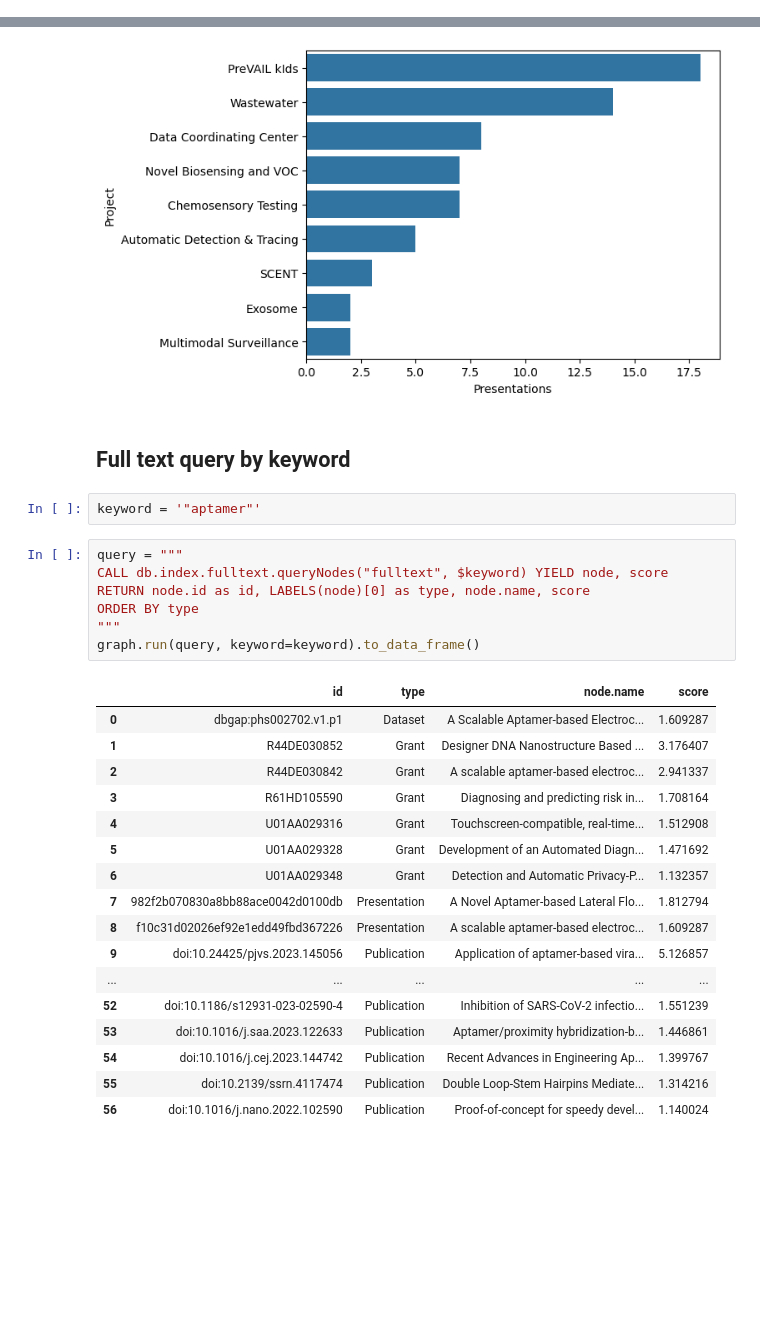
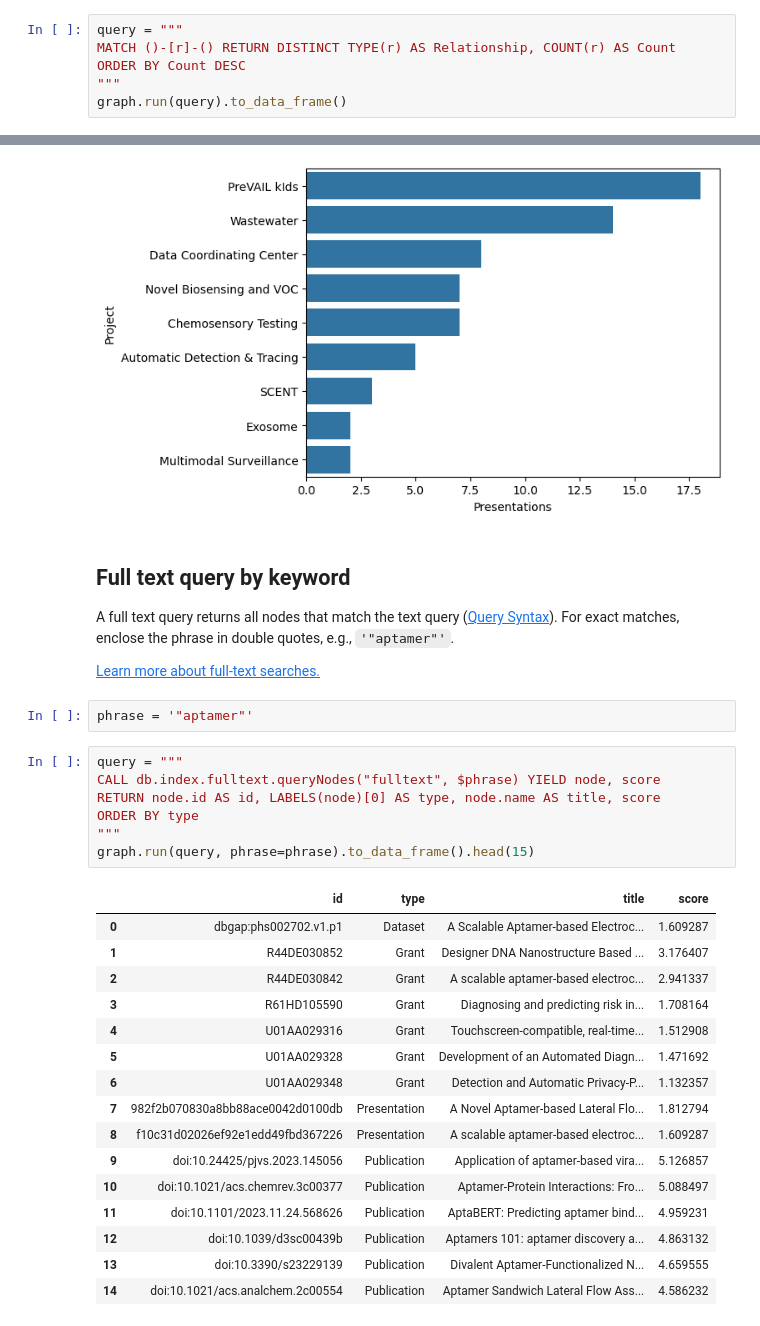
Before and after one commit to radxrad/radx-kg, a Jupyter notebook: notebooks/visualization/ExampleQueries_colab.ipynb, the cells around one changed output, grey strips where cells are left out. Cells and saved outputs as stored; diff of their text form; blank space fills up the shorter version.

````diff
--- a/notebooks/visualization/ExampleQueries_colab.ipynb
+++ b/notebooks/visualization/ExampleQueries_colab.ipynb
@@ -175,0 +183,6 @@ graph.run(query).to_data_frame()
+# %%
+query = """
+MATCH ()-[r]-() RETURN DISTINCT TYPE(r) AS Relationship, COUNT(r) AS Count
+ORDER BY Count DESC
+"""
+graph.run(query).to_data_frame()
@@ -330,17 +359,20 @@ sns.barplot(presentations, x="Presentations", y="Project");
 [figure]
 # %% [markdown]
 ## Full text query by keyword
+A full text query returns all nodes that match the text query ([Query Syntax](https://lucene.apache.org/core/5_5_0/queryparser/org/apache/lucene/queryparser/classic/package-summary.html#Overview)). For exact matches, enclose the phrase in double quotes, e.g., ```'"aptamer"'```.
+
+[Learn more about full-text searches.](https://graphaware.com/neo4j/2019/01/11/neo4j-full-text-search-deep-dive.html)
 # %%
-keyword = '"aptamer"'
+phrase = '"aptamer"'
 # %%
 query = """
-CALL db.index.fulltext.queryNodes("fulltext", $keyword) YIELD node, score
-RETURN node.id as id, LABELS(node)[0] as type, node.name, score
+CALL db.index.fulltext.queryNodes("fulltext", $phrase) YIELD node, score
+RETURN node.id AS id, LABELS(node)[0] AS type, node.name AS title, score
 ORDER BY type
 """
-graph.run(query, keyword=keyword).to_data_frame()
+graph.run(query, phrase=phrase).to_data_frame().head(15)
 # %% [output]
-|  | id | type | node.name | score |
+|  | id | type | title | score |
 | 0 | dbgap:phs002702.v1.p1 | Dataset | A Scalable Aptamer-based Electroc... | 1.609287 |
 | 1 | R44DE030852 | Grant | Designer DNA Nanostructure Based ... | 3.176407 |
 | 2 | R44DE030842 | Grant | A scalable aptamer-based electroc... | 2.941337 |
@@ -351,9 +383,8 @@ graph.run(query, keyword=keyword).to_data_frame()
 | 7 | 982f2b070830a8bb88ace0042d0100db | Presentation | A Novel Aptamer-based Lateral Flo... | 1.812794 |
 | 8 | f10c31d02026ef92e1edd49fbd367226 | Presentation | A scalable aptamer-based electroc... | 1.609287 |
 | 9 | doi:10.24425/pjvs.2023.145056 | Publication | Application of aptamer-based vira... | 5.126857 |
-| ... | ... | ... | ... | ... |
-| 52 | doi:10.1186/s12931-023-02590-4 | Publication | Inhibition of SARS-CoV-2 infectio... | 1.551239 |
-| 53 | doi:10.1016/j.saa.2023.122633 | Publication | Aptamer/proximity hybridization-b... | 1.446861 |
-| 54 | doi:10.1016/j.cej.2023.144742 | Publication | Recent Advances in Engineering Ap... | 1.399767 |
-| 55 | doi:10.2139/ssrn.4117474 | Publication | Double Loop-Stem Hairpins Mediate... | 1.314216 |
-| 56 | doi:10.1016/j.nano.2022.102590 | Publication | Proof-of-concept for speedy devel... | 1.140024 |
+| 10 | doi:10.1021/acs.chemrev.3c00377 | Publication | Aptamer-Protein Interactions: Fro... | 5.088497 |
+| 11 | doi:10.1101/2023.11.24.568626 | Publication | AptaBERT: Predicting aptamer bind... | 4.959231 |
+| 12 | doi:10.1039/d3sc00439b | Publication | Aptamers 101: aptamer discovery a... | 4.863132 |
+| 13 | doi:10.3390/s23229139 | Publication | Divalent Aptamer-Functionalized N... | 4.659555 |
+| 14 | doi:10.1021/acs.analchem.2c00554 | Publication | Aptamer Sandwich Lateral Flow Ass... | 4.586232 |
````
Also changed, not shown: parts of 17 cells of this notebook, 1 other file.
